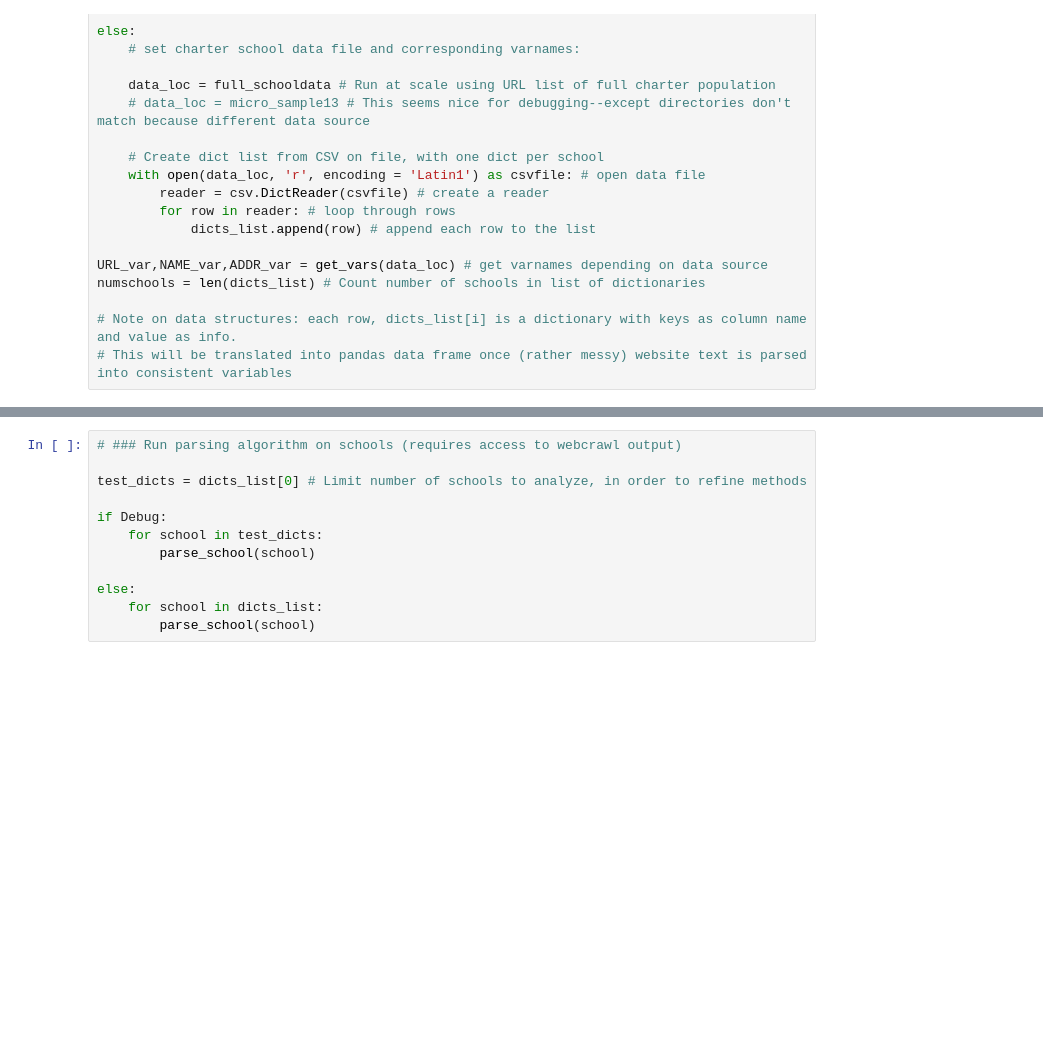
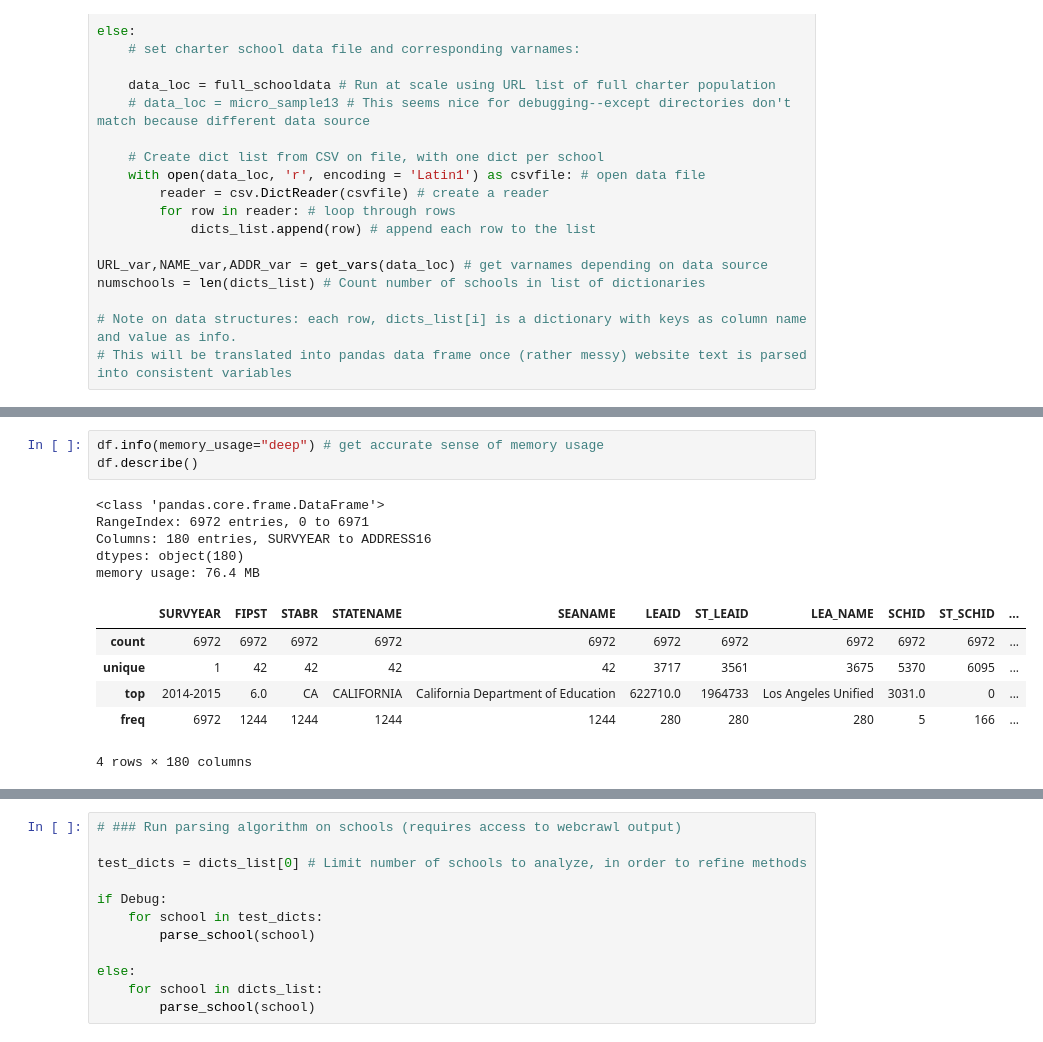
Before and after one commit to jhaber-zz/archive, a Jupyter notebook: scripts/webparser_dicts.ipynb, the cells around one changed output, grey strips where cells are left out. Drawn from its saved outputs; the diff is of its cells as text; blank space fills up the shorter version.

```diff
--- a/scripts/webparser_dicts.ipynb
+++ b/scripts/webparser_dicts.ipynb
@@ -710,0 +738,15 @@ numschools = len(dicts_list) # Count number of schools in list of dictionaries
+# %%
+df.info(memory_usage="deep") # get accurate sense of memory usage
+df.describe()
+# %% [output]
+<class 'pandas.core.frame.DataFrame'>
+RangeIndex: 6972 entries, 0 to 6971
+Columns: 180 entries, SURVYEAR to ADDRESS16
+dtypes: object(180)
+memory usage: 76.4 MB
+|  | SURVYEAR | FIPST | STABR | STATENAME | SEANAME | LEAID | ST_LEAID | LEA_NAME | SCHID | ST_SCHID | ... |
+| count | 6972 | 6972 | 6972 | 6972 | 6972 | 6972 | 6972 | 6972 | 6972 | 6972 | ... |
+| unique | 1 | 42 | 42 | 42 | 42 | 3717 | 3561 | 3675 | 5370 | 6095 | ... |
+| top | 2014-2015 | 6.0 | CA | CALIFORNIA | California Department of Education | 622710.0 | 1964733 | Los Angeles Unified | 3031.0 | 0 | ... |
+| freq | 6972 | 1244 | 1244 | 1244 | 1244 | 280 | 280 | 280 | 5 | 166 | ... |
+4 rows × 180 columns
```
Also changed, not shown: parts of 10 cells of this notebook, 1 other file.
